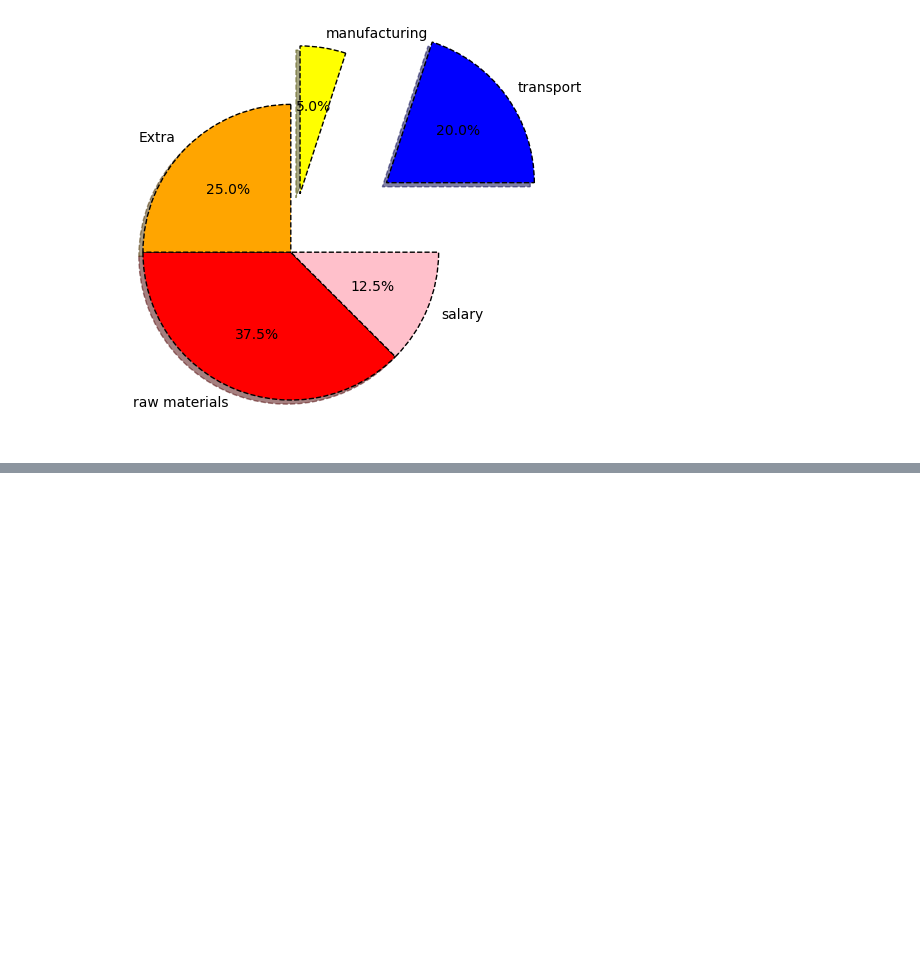
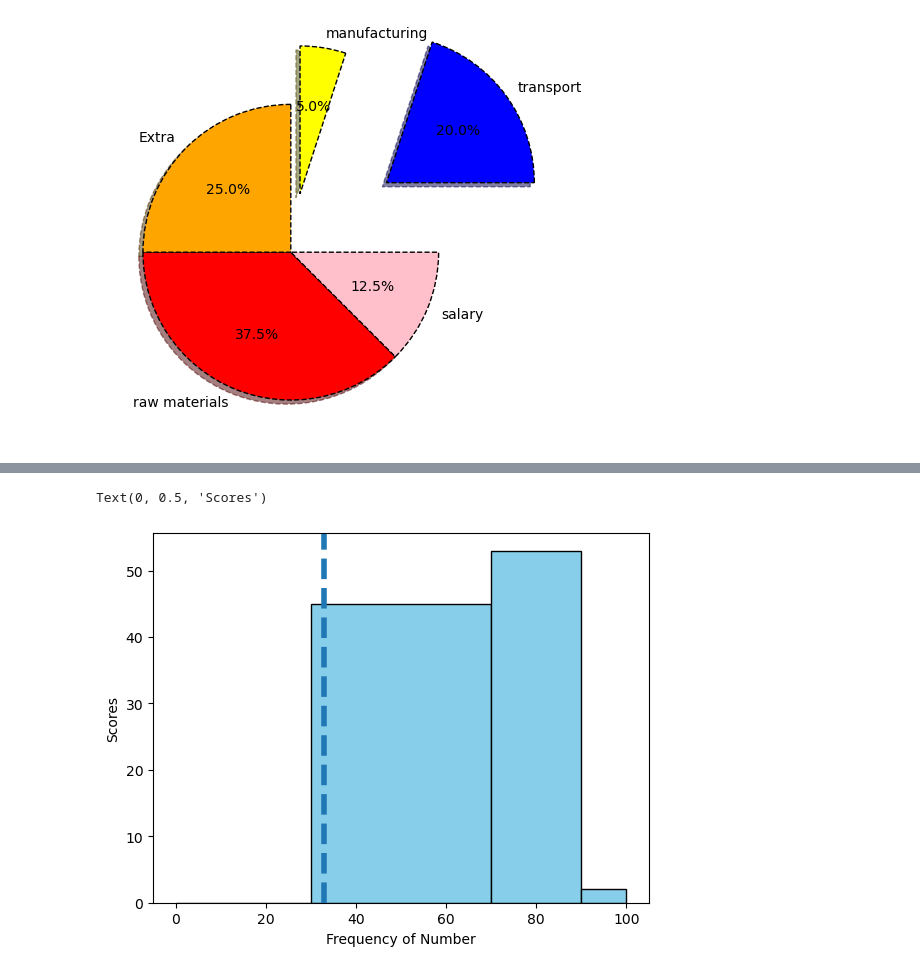
Before and after one commit to piyushhh-glitch/Machine_Learning, a Jupyter notebook: matplotlib/matplotlib.ipynb, the cells around one changed output, grey strips where cells are left out. Cells and saved outputs as stored; diff of their text form; code cells hidden in the pictures; blank space fills up the shorter version.

```diff
--- a/matplotlib/matplotlib.ipynb
+++ b/matplotlib/matplotlib.ipynb
@@ -397,0 +410,18 @@ plt.pie(amount,labels=expenses,autopct="%1.1f%%",colors=colors,
+# %%
+import numpy as np
+import matplotlib.pyplot as plt
+np.random.seed(0)
+scores=np.random.normal(70,10,100)
+bins=[0,30,70,90,100]
+plt.axvline(
+    x=33,
+    label="passing marks(33)",
+    linestyle="--",
+    linewidth="4"
+)
+plt.hist(scores,color="skyblue",edgecolor="black",bins=bins)
+plt.xlabel("Frequency of Number")
+plt.ylabel("Scores")
+# %% [output]
+Text(0, 0.5, 'Scores')
+[figure, added]
```
Also changed, not shown: parts of 10 cells of this notebook.
